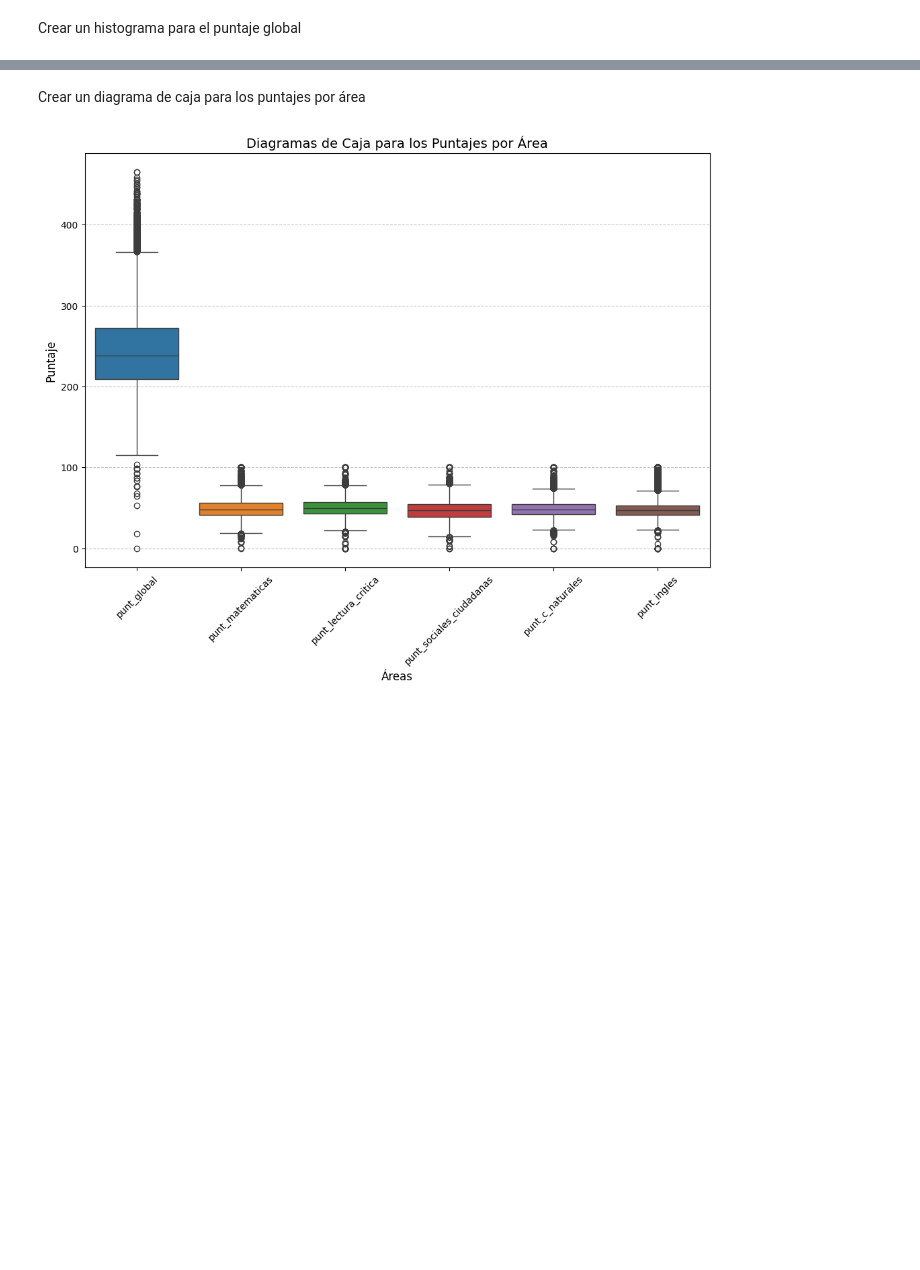
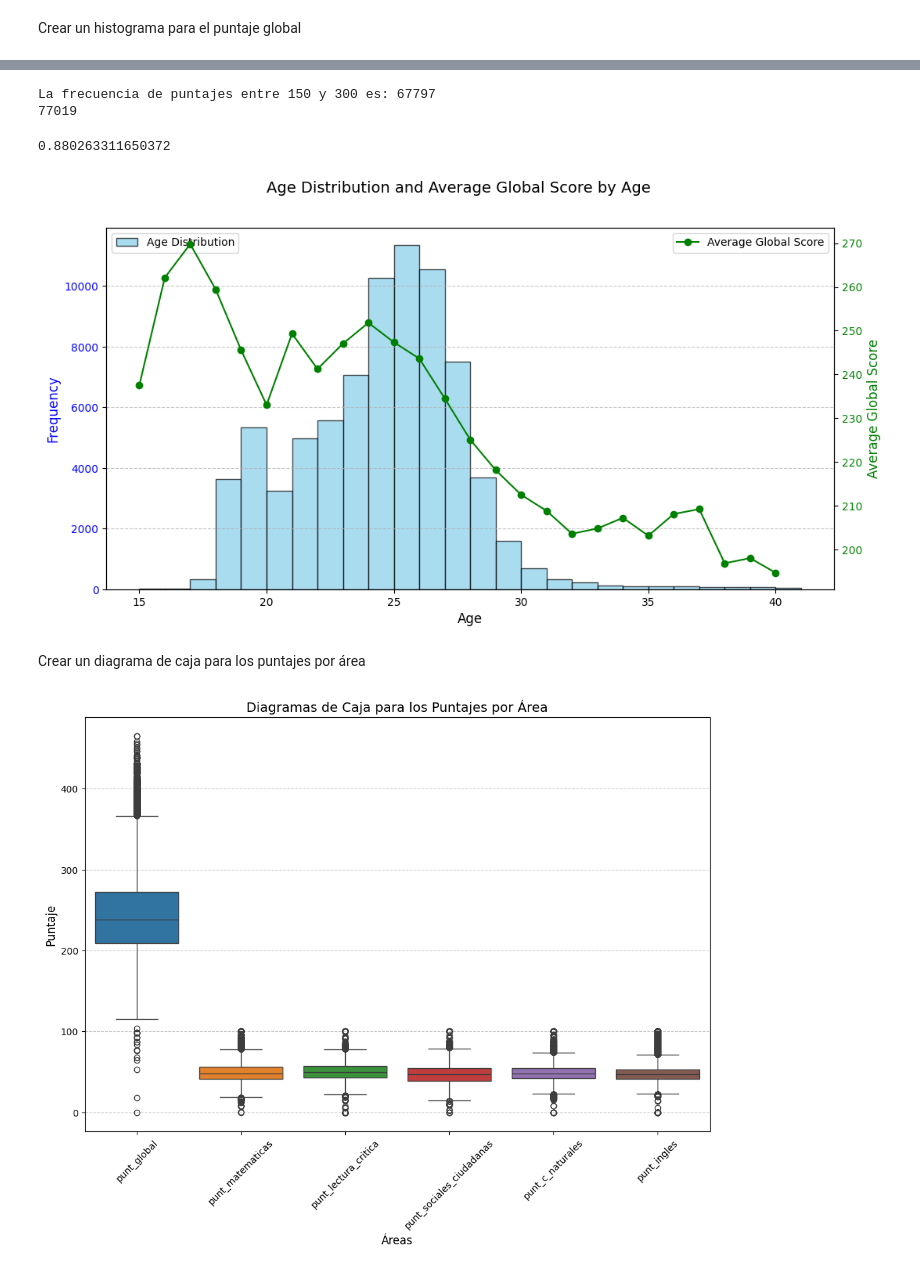
Before and after one commit to Marcocruz88/Repositoriopro3, a Jupyter notebook: Soporte3_analisisexploratorio.ipynb, the cells around one changed output, grey strips where cells are left out. Saved outputs shown, nothing was run; the diff lists cells and outputs as text; code cells hidden in the pictures; blank space fills up the shorter version.

```diff
--- a/Soporte3_analisisexploratorio.ipynb
+++ b/Soporte3_analisisexploratorio.ipynb
@@ -59,3 +55,44 @@ plt.show()
+# %%
+# Calcular la frecuencia de puntajes entre 150 y 300
+frequency_150_300 = df[(df['punt_global'] >= 150) & (df['punt_global'] <= 300)].shape[0]
+
+print(f"La frecuencia de puntajes entre 150 y 300 es: {frequency_150_300}")
+print(len(df))
+frequency_150_300/len(df)
+# %% [output]
+La frecuencia de puntajes entre 150 y 300 es: 67797
+77019
+0.880263311650372
+# %%
+# Preparar los datos
+age_data = df['estu_edad']
+result_data = df[['estu_edad', 'punt_global']].groupby('estu_edad').mean()
+
+# Crear la gráfica con doble escala
+fig, ax1 = plt.subplots(figsize=(12, 6))
+
+# Graficar el histograma de la distribución de edades en el eje y primario
+ax1.hist(age_data, bins=range(age_data.min(), age_data.max() + 2), alpha=0.7, label='Age Distribution', edgecolor='black', color='skyblue')
+ax1.set_xlabel('Age', fontsize=12)
+ax1.set_ylabel('Frequency', fontsize=12, color='blue')
+ax1.tick_params(axis='y', labelcolor='blue')
+ax1.grid(axis='y', linestyle='--', alpha=0.7)
+
+# Crear un eje y secundario para la puntuación global promedio por edad
+ax2 = ax1.twinx()
+ax2.plot(result_data.index, result_data['punt_global'], marker='o', color='green', label='Average Global Score')
+ax2.set_ylabel('Average Global Score', fontsize=12, color='green')
+ax2.tick_params(axis='y', labelcolor='green')
+
+# Añadir título y leyendas
+fig.suptitle('Age Distribution and Average Global Score by Age', fontsize=14)
+ax1.legend(loc='upper left')
+ax2.legend(loc='upper right')
+
+# Mostrar la gráfica
+plt.show()
+# %% [output]
+[figure, added]
 # %% [markdown]
 Crear un diagrama de caja para los puntajes por área
 # %%
```
Also changed, not shown: parts of 4 cells of this notebook.
